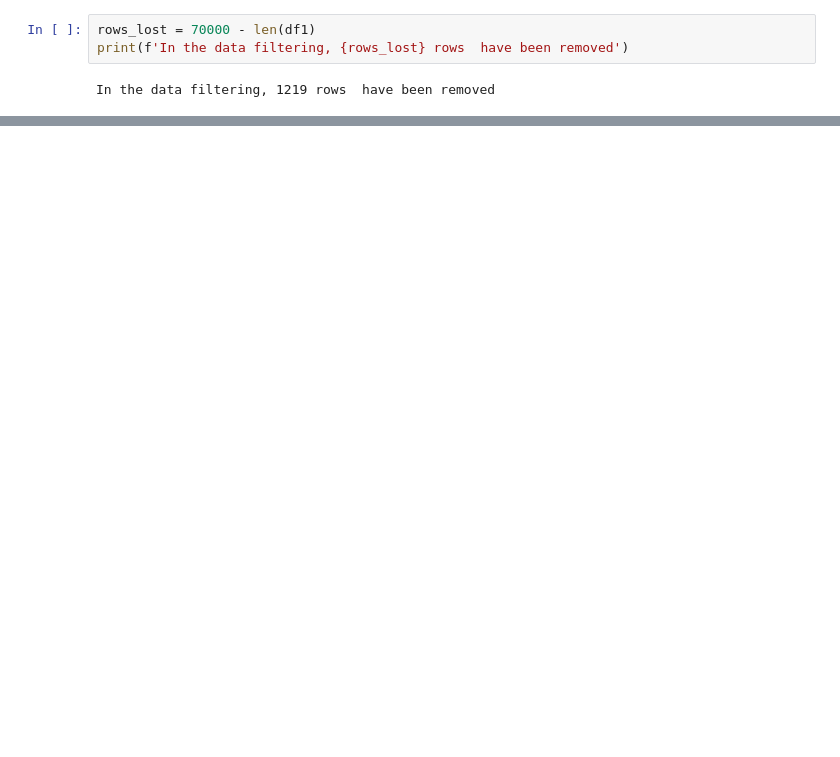
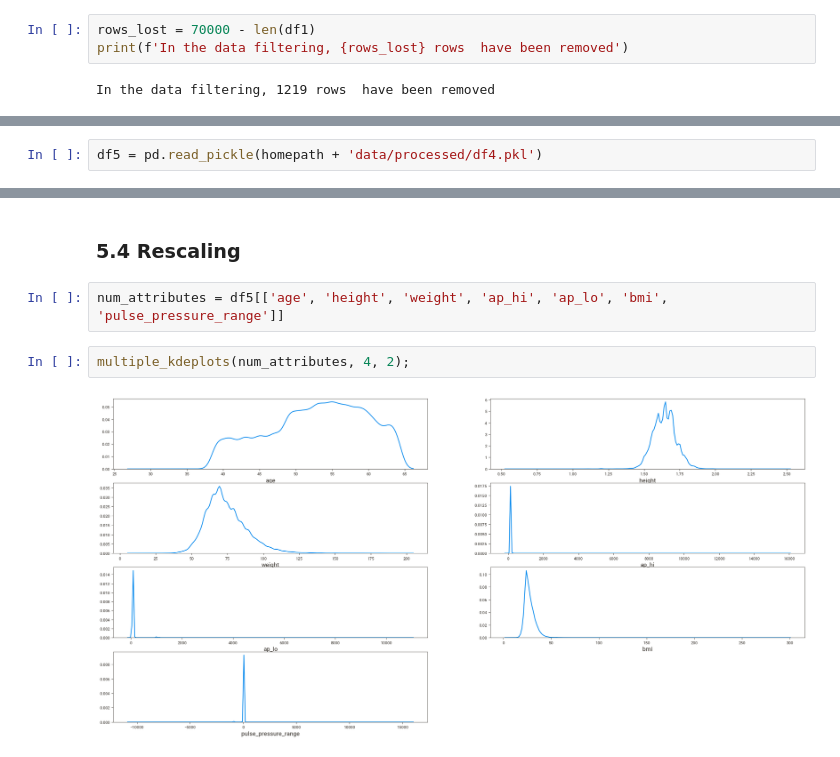
Before and after one commit to GuttoF/cardio_catch_disease, a Jupyter notebook: notebooks/c01.ipynb, the cells around one changed output, grey strips where cells are left out. Saved outputs shown, nothing was run; the diff lists cells and outputs as text; blank space fills up the shorter version.

```diff
--- a/notebooks/c01.ipynb
+++ b/notebooks/c01.ipynb
@@ -569,0 +783,2 @@ categorical_metrics(df1, 'period_of_life')
+# %%
+df5 = pd.read_pickle(homepath + 'data/processed/df4.pkl')
@@ -569,0 +815,8 @@ categorical_metrics(df1, 'period_of_life')
+# %% [markdown]
+### 5.4 Rescaling
+# %%
+num_attributes = df5[['age', 'height', 'weight', 'ap_hi', 'ap_lo', 'bmi', 'pulse_pressure_range']]
+# %%
+multiple_kdeplots(num_attributes, 4, 2);
+# %% [output]
+[figure, added]
```
Also changed, not shown: parts of 118 cells of this notebook, 13 other files.
